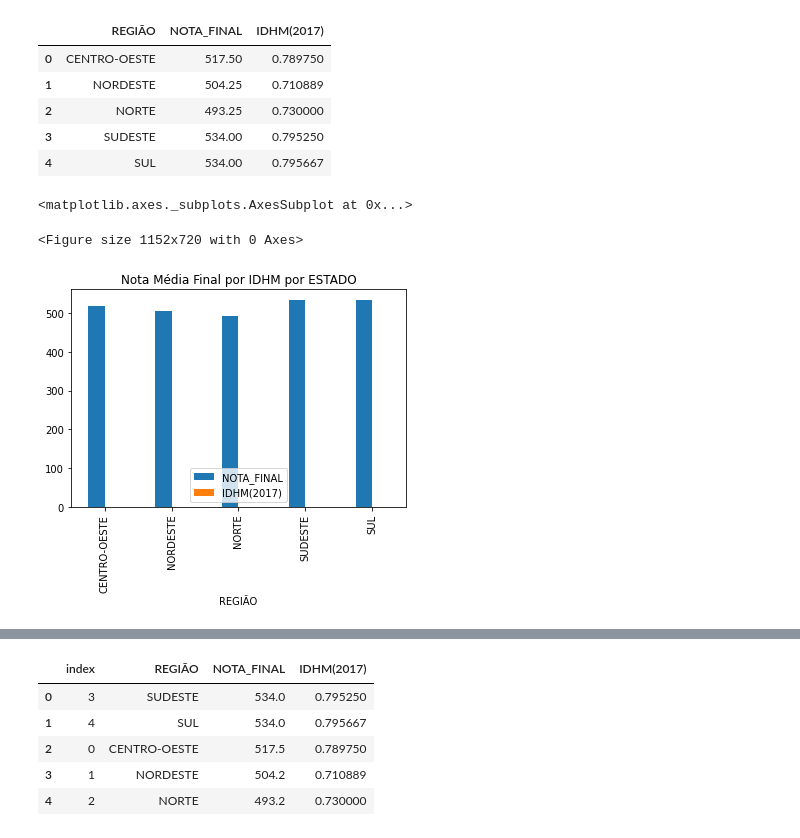
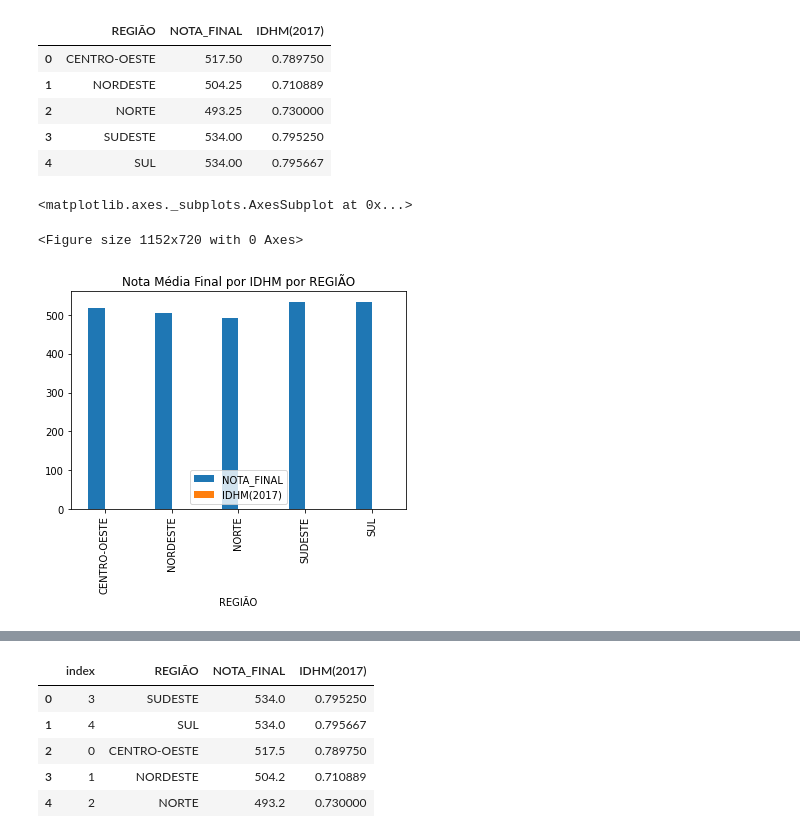
Before and after one commit to audreymoreira/case_ENEM_2017, a Jupyter notebook: Vistas_do_ENEM_2017.ipynb, the cells around one changed output, grey strips where cells are left out. Drawn from its saved outputs; the diff is of its cells as text; code cells hidden in the pictures.

```diff
--- a/Vistas_do_ENEM_2017.ipynb
+++ b/Vistas_do_ENEM_2017.ipynb
@@ -423,15 +431,15 @@ media_por_regiao
 # %%
 media_por_regiao['REGIÃO'] = media_por_regiao['REGIÃO'].astype(str)
 media_por_regiao['NOTA_FINAL'] = media_por_regiao['NOTA_FINAL'].astype(float)
 media_por_regiao['IDHM(2017)'] = media_por_regiao['IDHM(2017)'].astype(float)
 
 plt.figure(figsize = (16, 10))
 
 media_por_regiao.plot(x='REGIÃO',
         kind='bar',
         stacked=False,
-        title='Nota Média Final por IDHM por ESTADO')
+        title='Nota Média Final por IDHM por REGIÃO')
 # %% [output]
 <matplotlib.axes._subplots.AxesSubplot at 0x...>
 <Figure size 1152x720 with 0 Axes>
-[figure, old version]
+[figure, new version]
```
Also changed, not shown: parts of 11 cells of this notebook.
